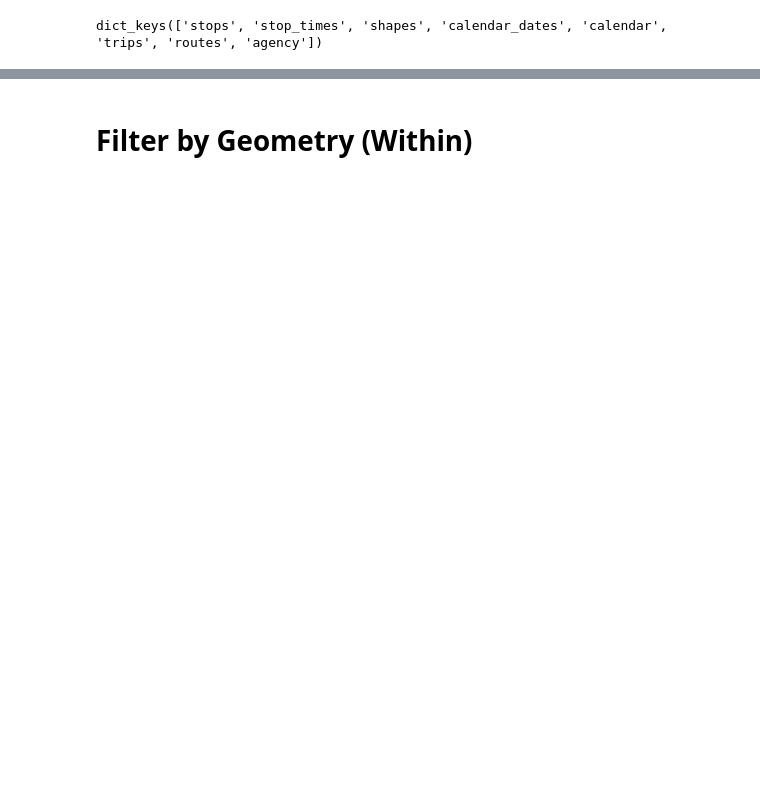
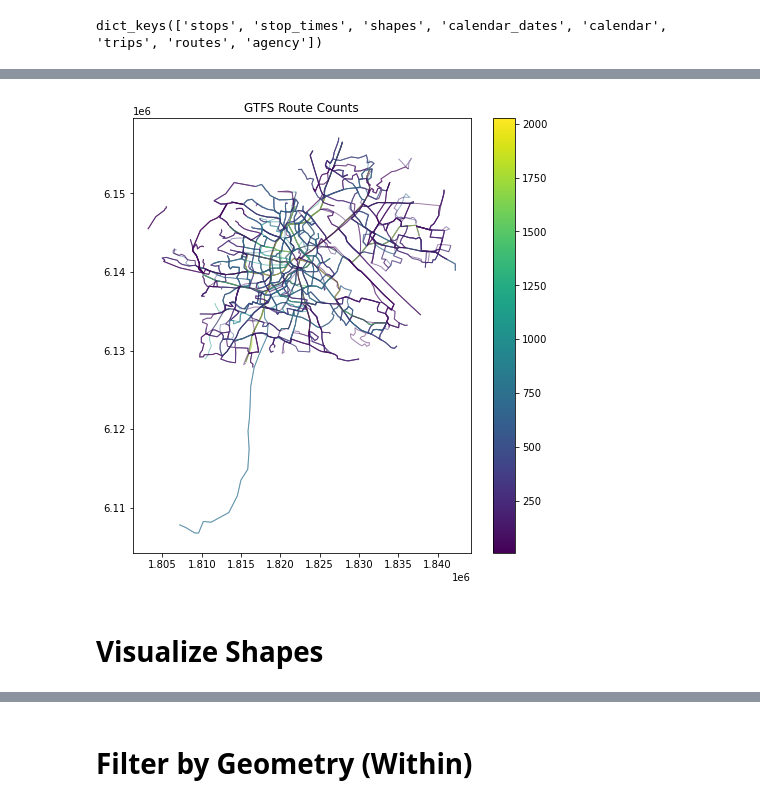
Before and after one commit to triply-at/gtfsutils, a Jupyter notebook: quickstart.ipynb, the cells around one changed output, grey strips where cells are left out. Cells and saved outputs as stored; diff of their text form; code cells hidden in the pictures; blank space fills up the shorter version.

```diff
--- a/quickstart.ipynb
+++ b/quickstart.ipynb
@@ -65,2 +60,12 @@ dict_keys(['stops', 'stop_times', 'shapes', 'calendar_dates', 'calendar', 'trips
+# %%
+fig, ax = plt.subplots(figsize=(8, 8))
+
+gdf_plot = gdf_routes.to_crs(epsg=3857)
+gdf_plot.plot(ax=ax, column='counts', cmap='viridis', linewidth=1, alpha=0.5, legend=True)
+ax.set_title("GTFS Route Counts");
+# %% [output]
+[figure, added]
+# %% [markdown]
+# Visualize Shapes
 # %%
 %%time
```
Also changed, not shown: parts of 29 cells of this notebook.
